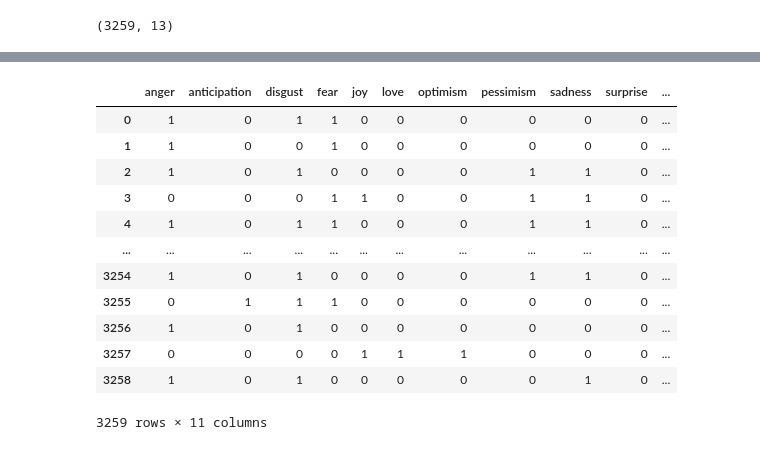
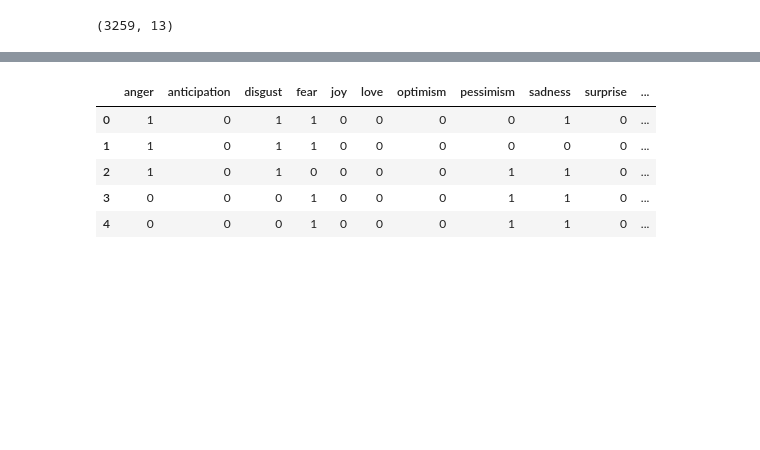
Before and after one commit to harikrishnad1997/BUAN_6342_Applied_Natural_Language_Processing, a Jupyter notebook: HW/Harikrishna_Dev_HW8_gemma_ia3.ipynb, the cells around one changed output, grey strips where cells are left out. Cells and saved outputs as stored; diff of their text form; code cells hidden in the pictures; blank space fills up the shorter version.

```diff
--- a/HW/Harikrishna_Dev_HW8_gemma_ia3.ipynb
+++ b/HW/Harikrishna_Dev_HW8_gemma_ia3.ipynb
@@ -197,9 +196,9 @@ training_args = TrainingArguments(
     report_to='wandb',  # Log metrics and results to Weights & Biases platform
     run_name=run_name,  # Experiment name for Weights & Biases
 
-    # fp16=False,
-    # bf16=False,
-    # tf32= False
+    fp16=False,
+    bf16=True,
+    tf32= False
 )
 # %% [markdown]
 ## <font color = 'indianred'> **4.3. Specify Model**</font>
@@ -580,20 +591,13 @@ PredictionOutput(predictions=array([[ 2.063346  , -2.4000435 ,  1.6907773 , ...,
 # %%
 predictions_test = pd.DataFrame((predictions.predictions > 0).astype(int), columns=labels)
-predictions_test
+predictions_test.head()
 # %% [output]
 |  | anger | anticipation | disgust | fear | joy | love | optimism | pessimism | sadness | surprise | ... |
-| 0 | 1 | 0 | 1 | 1 | 0 | 0 | 0 | 0 | 0 | 0 | ... |
-| 1 | 1 | 0 | 0 | 1 | 0 | 0 | 0 | 0 | 0 | 0 | ... |
+| 0 | 1 | 0 | 1 | 1 | 0 | 0 | 0 | 0 | 1 | 0 | ... |
+| 1 | 1 | 0 | 1 | 1 | 0 | 0 | 0 | 0 | 0 | 0 | ... |
 | 2 | 1 | 0 | 1 | 0 | 0 | 0 | 0 | 1 | 1 | 0 | ... |
-| 3 | 0 | 0 | 0 | 1 | 1 | 0 | 0 | 1 | 1 | 0 | ... |
-| 4 | 1 | 0 | 1 | 1 | 0 | 0 | 0 | 1 | 1 | 0 | ... |
-| ... | ... | ... | ... | ... | ... | ... | ... | ... | ... | ... | ... |
-| 3254 | 1 | 0 | 1 | 0 | 0 | 0 | 0 | 1 | 1 | 0 | ... |
-| 3255 | 0 | 1 | 1 | 1 | 0 | 0 | 0 | 0 | 0 | 0 | ... |
-| 3256 | 1 | 0 | 1 | 0 | 0 | 0 | 0 | 0 | 0 | 0 | ... |
-| 3257 | 0 | 0 | 0 | 0 | 1 | 1 | 1 | 0 | 0 | 0 | ... |
-| 3258 | 1 | 0 | 1 | 0 | 0 | 0 | 0 | 0 | 1 | 0 | ... |
+| 3 | 0 | 0 | 0 | 1 | 0 | 0 | 0 | 1 | 1 | 0 | ... |
+| 4 | 0 | 0 | 0 | 1 | 0 | 0 | 0 | 1 | 1 | 0 | ... |
-3259 rows × 11 columns
 # %%
 test = pd.concat([test['ID'], predictions_test], axis=1)
 test.to_csv('submission.csv', index=False)
```
Also changed, not shown: parts of 10 cells of this notebook, 1 other file.
